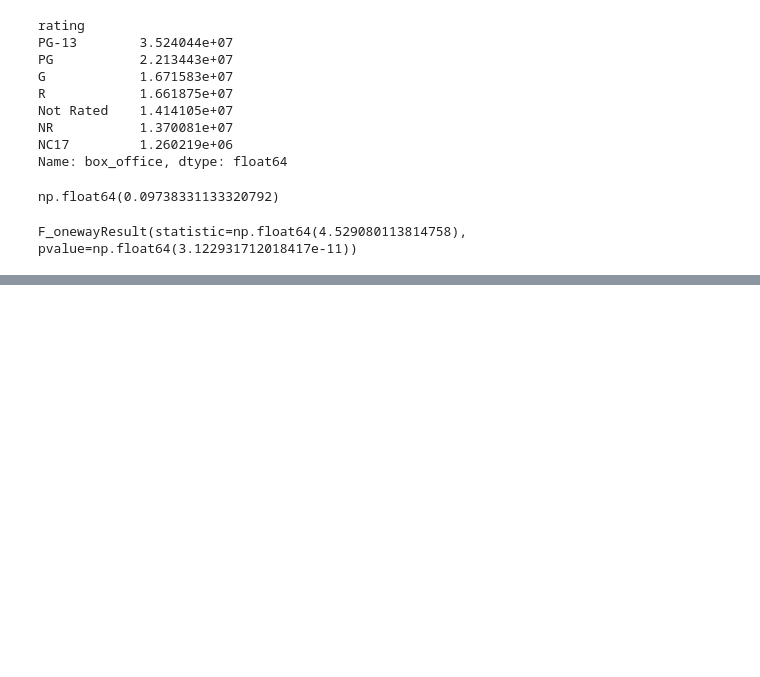
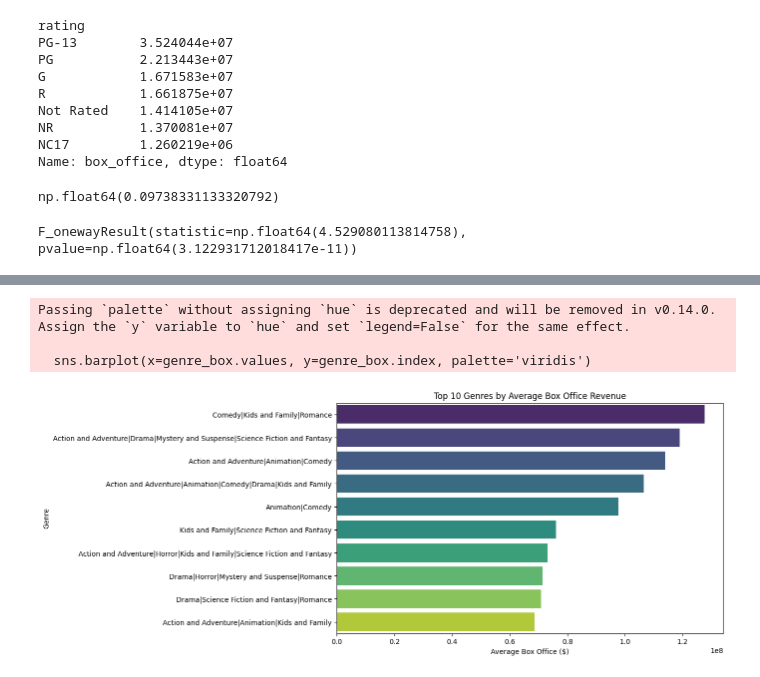
Before and after one commit to Vincent-Muteti/Phase2-Project, a Jupyter notebook: vincent.ipynb, the cells around one changed output, grey strips where cells are left out. Drawn from its saved outputs; the diff is of its cells as text; code cells hidden in the pictures; blank space fills up the shorter version.

Commit message:
Did visualization

```diff
--- a/vincent.ipynb
+++ b/vincent.ipynb
@@ -304,3 +304,6 @@ grouped = [group['box_office'].values for _, group in genre_df.groupby('genre')]
 f_oneway(*grouped)
 # %% [output]
 F_onewayResult(statistic=np.float64(4.529080113814758), pvalue=np.float64(3.122931712018417e-11))
+# %%
+df = pd.read_csv(r'Data\rt_movie_info_cleaned.csv')
+df.head()
@@ -306,0 +317,18 @@ F_onewayResult(statistic=np.float64(4.529080113814758), pvalue=np.float64(3.1229
+# %%
+import matplotlib.pyplot as plt
+import seaborn as sns
+
+
+# 1. Top performing genres
+genre_box = df.groupby('genre')['box_office'].mean().sort_values(ascending=False).head(10)
+plt.figure(figsize=(10,6))
+sns.barplot(x=genre_box.values, y=genre_box.index, palette='viridis')
+plt.title('Top 10 Genres by Average Box Office Revenue')
+plt.xlabel('Average Box Office ($)')
+plt.ylabel('Genre')
+plt.show()
+# %% [output]
+Passing `palette` without assigning `hue` is deprecated and will be removed in v0.14.0. Assign the `y` variable to `hue` and set `legend=False` for the same effect.
+
+  sns.barplot(x=genre_box.values, y=genre_box.index, palette='viridis')
+[figure, added]
```
Also changed, not shown: parts of 7 cells of this notebook.
